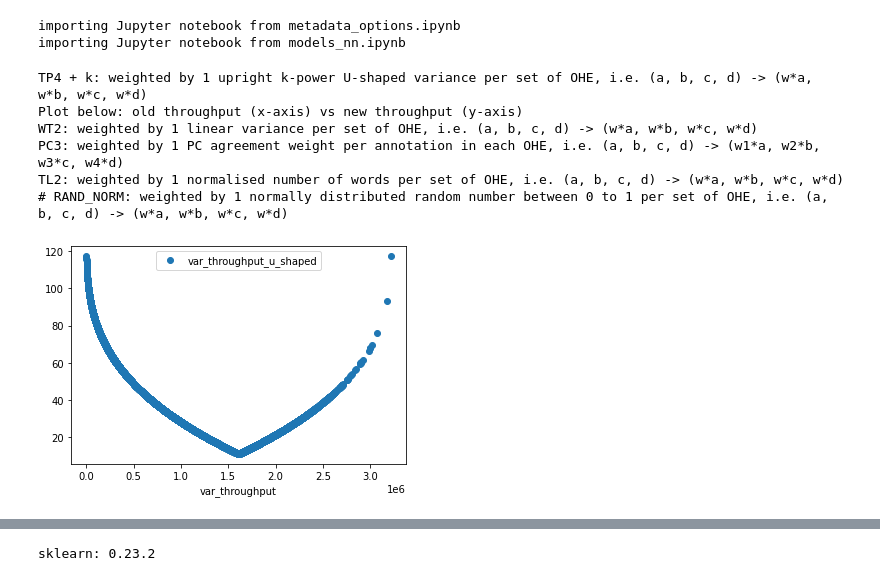
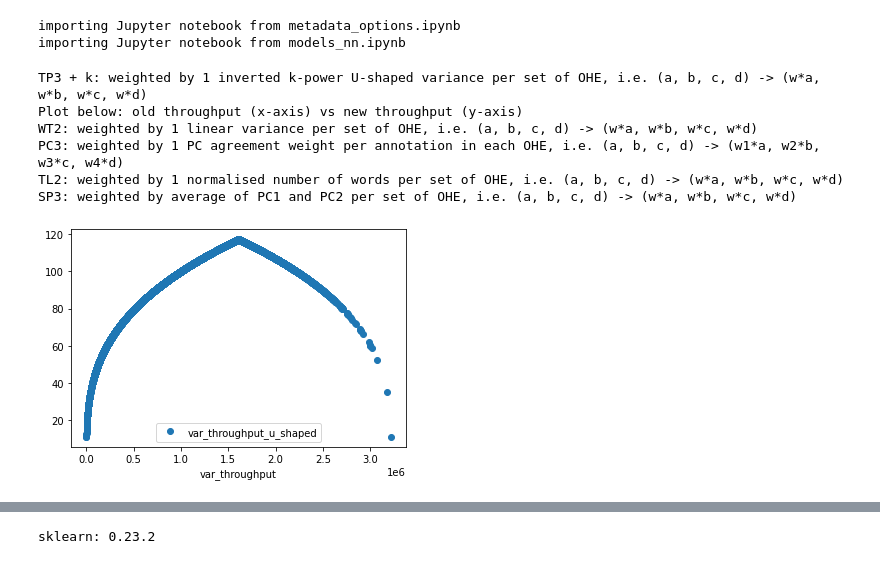
Before and after one commit to quarbby/diplomacy-betrayal, a Jupyter notebook: pipeline-onehot.ipynb, the cells around one changed output, grey strips where cells are left out. Cells and saved outputs as stored; diff of their text form; code cells hidden in the pictures.

```diff
--- a/pipeline-onehot.ipynb
+++ b/pipeline-onehot.ipynb
@@ -67,38 +67,38 @@ df = df.dropna()
 # Input text length #
 #####################
 # TL1: weighted by 1 normalised number of characters per set of OHE, i.e. (a, b, c, d) -> (w*a, w*b, w*c, w*d)
 # TL2: weighted by 1 normalised number of words per set of OHE, i.e. (a, b, c, d) -> (w*a, w*b, w*c, w*d)
 
 ###################
 # Special Options #
 ###################
 # SP1: weighted by average of TP1 and TP2 per set of OHE, i.e. (a, b, c, d) -> (w*a, w*b, w*c, w*d)
 # SP2: weighted by average of WT1 and WT2 per set of OHE, i.e. (a, b, c, d) -> (w*a, w*b, w*c, w*d)
 # SP3: weighted by average of PC1 and PC2 per set of OHE, i.e. (a, b, c, d) -> (w*a, w*b, w*c, w*d)
 # RAND_UNI: weighted by 1 uniformly distributed random number between 0 to 1 per set of OHE, i.e. (a, b, c, d) -> (w*a, w*b, w*c, w*d)
 # RAND_NORM: weighted by 1 normally distributed random number between 0 to 1 per set of OHE, i.e. (a, b, c, d) -> (w*a, w*b, w*c, w*d)
 
 # Select 1 option from each of the few variants above, e.g. TP2, WT1, PC3, TL1, SP3, and input into function
 # set_OHE_pipeline_options. If not selecting TP3 or TP4, input k (option_k) will be ignored. After
 # editing the options, run the entire notebook for results accordingly.
 
 # Edit option choices here
-throughput_option = 'TP4'
+throughput_option = 'TP3'
 worktime_option = 'WT2'
 pc_agreement_option = 'PC3'
 textlength_option = 'TL2'
-special_option = 'RAND_NORM'
+special_option = 'SP3'
 k_option_for_tp = 3
 
 df_throughput, df_worktime, df_agreement, df_textlength, df_special = metadata_options.set_OHE_pipeline_options(df, throughput_option, worktime_option, pc_agreement_option, textlength_option, special_option, k_option_for_tp)
 # %% [output]
-TP4 + k: weighted by 1 upright k-power U-shaped variance per set of OHE, i.e. (a, b, c, d) -> (w*a, w*b, w*c, w*d)
+TP3 + k: weighted by 1 inverted k-power U-shaped variance per set of OHE, i.e. (a, b, c, d) -> (w*a, w*b, w*c, w*d)
 Plot below: old throughput (x-axis) vs new throughput (y-axis)
 WT2: weighted by 1 linear variance per set of OHE, i.e. (a, b, c, d) -> (w*a, w*b, w*c, w*d)
 PC3: weighted by 1 PC agreement weight per annotation in each OHE, i.e. (a, b, c, d) -> (w1*a, w2*b, w3*c, w4*d)
 TL2: weighted by 1 normalised number of words per set of OHE, i.e. (a, b, c, d) -> (w*a, w*b, w*c, w*d)
-# RAND_NORM: weighted by 1 normally distributed random number between 0 to 1 per set of OHE, i.e. (a, b, c, d) -> (w*a, w*b, w*c, w*d)
+SP3: weighted by average of PC1 and PC2 per set of OHE, i.e. (a, b, c, d) -> (w*a, w*b, w*c, w*d)
-[figure, old version]
+[figure, new version]
 # %%
 ######################################
 ## Model Options ##
```
Also changed, not shown: parts of 52 cells of this notebook, 2 other files.
